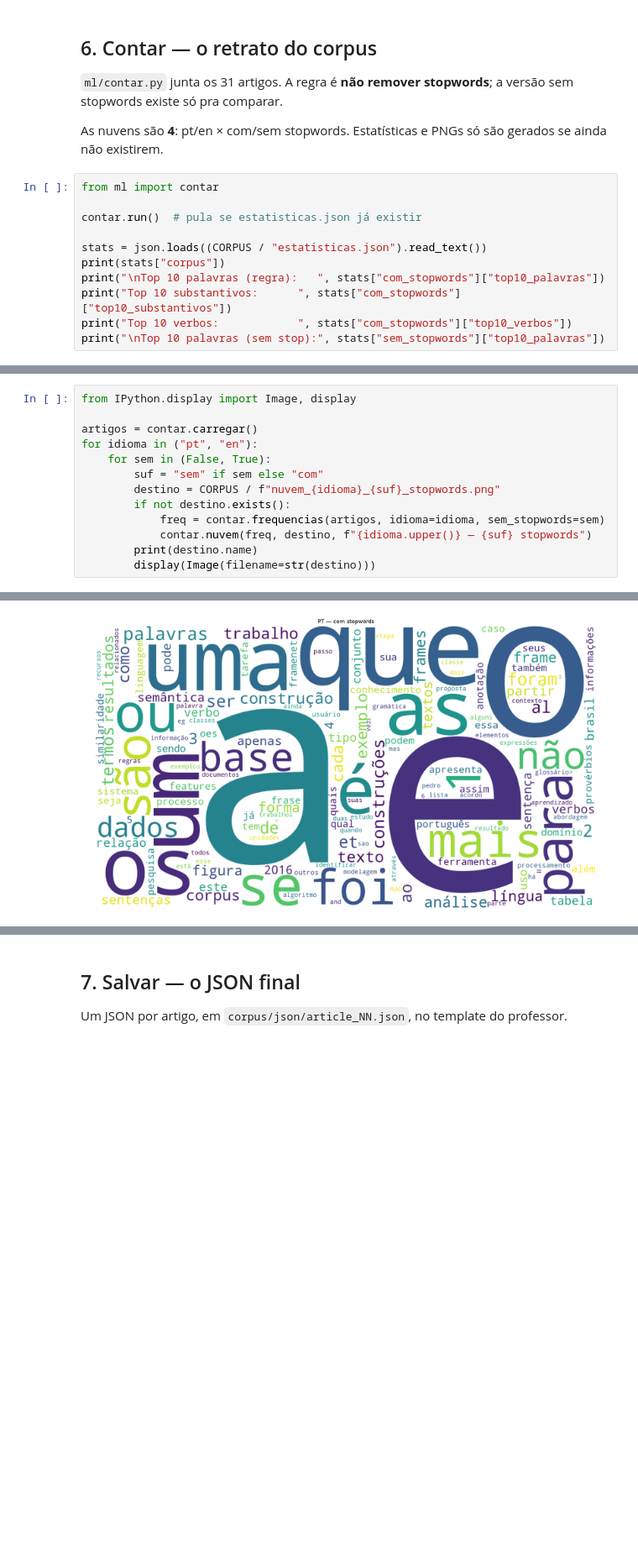
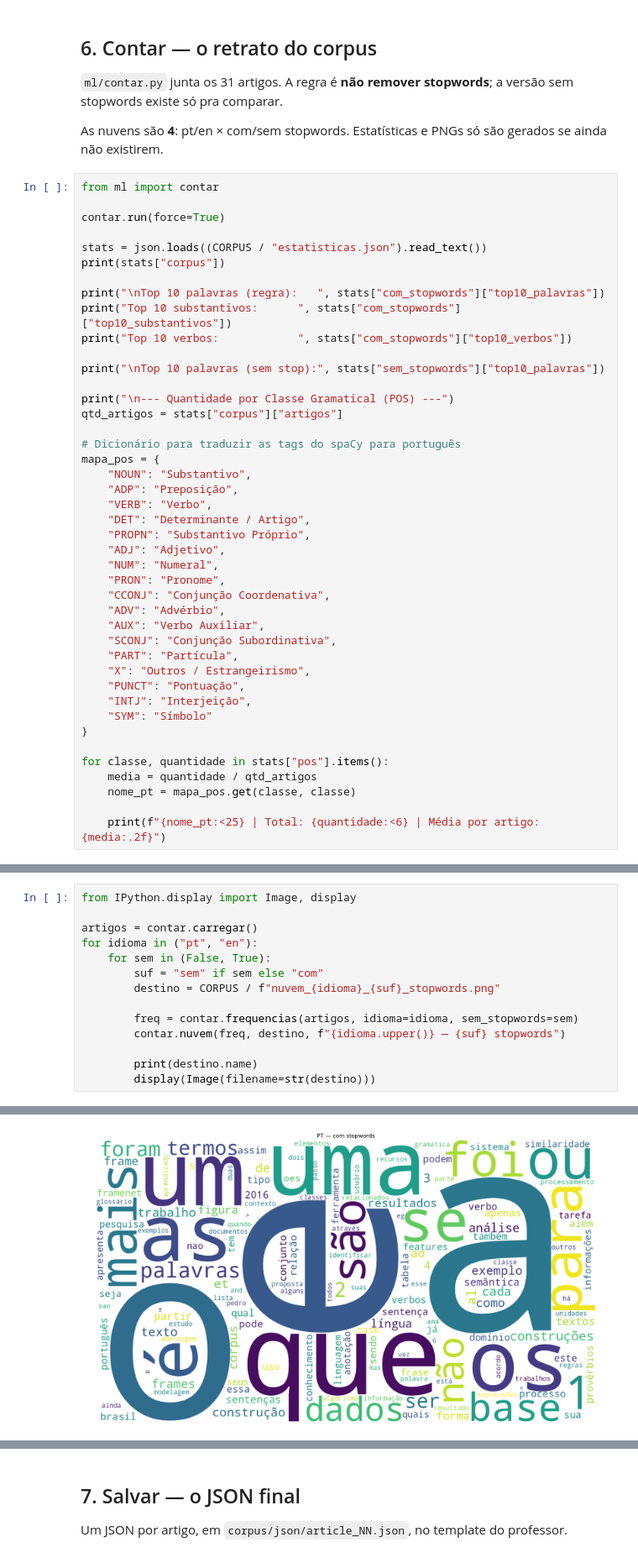
Before and after one commit to joaoleahy/topicos-banco-de-dados-ii, a Jupyter notebook: pratica-1-stil/notebook.ipynb, the cells around one changed output, grey strips where cells are left out. Shown at 84% size. Saved outputs shown, nothing was run; the diff lists cells and outputs as text; blank space fills up the shorter version.

```diff
--- a/pratica-1-stil/notebook.ipynb
+++ b/pratica-1-stil/notebook.ipynb
@@ -200,12 +330,44 @@ As nuvens são **4**: pt/en × com/sem stopwords. Estatísticas e PNGs só são
 # %%
 from ml import contar
 
-contar.run()  # pula se estatisticas.json já existir
+contar.run(force=True)
 
 stats = json.loads((CORPUS / "estatisticas.json").read_text())
 print(stats["corpus"])
+
 print("\nTop 10 palavras (regra):   ", stats["com_stopwords"]["top10_palavras"])
 print("Top 10 substantivos:      ", stats["com_stopwords"]["top10_substantivos"])
 print("Top 10 verbos:            ", stats["com_stopwords"]["top10_verbos"])
+
 print("\nTop 10 palavras (sem stop):", stats["sem_stopwords"]["top10_palavras"])
+
+print("\n--- Quantidade por Classe Gramatical (POS) ---")
+qtd_artigos = stats["corpus"]["artigos"]
+
+# Dicionário para traduzir as tags do spaCy para português
+mapa_pos = {
+    "NOUN": "Substantivo",
+    "ADP": "Preposição",
+    "VERB": "Verbo",
+    "DET": "Determinante / Artigo",
+    "PROPN": "Substantivo Próprio",
+    "ADJ": "Adjetivo",
+    "NUM": "Numeral",
+    "PRON": "Pronome",
+    "CCONJ": "Conjunção Coordenativa",
+    "ADV": "Advérbio",
+    "AUX": "Verbo Auxiliar",
+    "SCONJ": "Conjunção Subordinativa",
+    "PART": "Partícula",
+    "X": "Outros / Estrangeirismo",
+    "PUNCT": "Pontuação",
+    "INTJ": "Interjeição",
+    "SYM": "Símbolo"
+}
+
+for classe, quantidade in stats["pos"].items():
+    media = quantidade / qtd_artigos
+    nome_pt = mapa_pos.get(classe, classe)
+
+    print(f"{nome_pt:<25} | Total: {quantidade:<6} | Média por artigo: {media:.2f}")
 # %% [output]
@@ -219,17 +392,18 @@ Top 10 palavras (sem stop): [['al', 277], ['et', 272], ['1', 265], ['corpus', 22
 # %%
 from IPython.display import Image, display
 
 artigos = contar.carregar()
 for idioma in ("pt", "en"):
     for sem in (False, True):
         suf = "sem" if sem else "com"
         destino = CORPUS / f"nuvem_{idioma}_{suf}_stopwords.png"
-        if not destino.exists():
-            freq = contar.frequencias(artigos, idioma=idioma, sem_stopwords=sem)
-            contar.nuvem(freq, destino, f"{idioma.upper()} — {suf} stopwords")
+
+        freq = contar.frequencias(artigos, idioma=idioma, sem_stopwords=sem)
+        contar.nuvem(freq, destino, f"{idioma.upper()} — {suf} stopwords")
+
         print(destino.name)
         display(Image(filename=str(destino)))
 # %% [output]
 nuvem_pt_com_stopwords.png
-[figure, old version]
+[figure, new version]
 nuvem_pt_sem_stopwords.png
```
Also changed, not shown: parts of 13 cells of this notebook, 5 other files.
